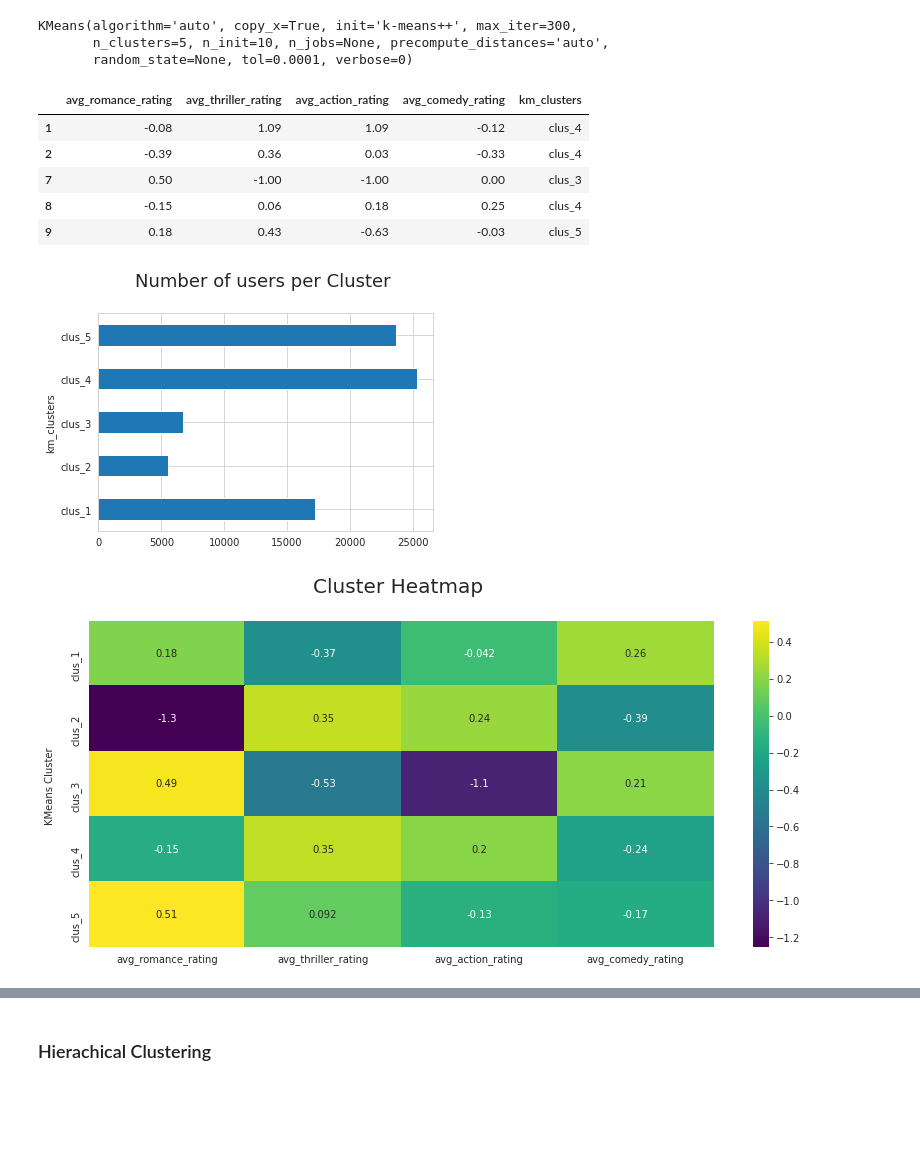
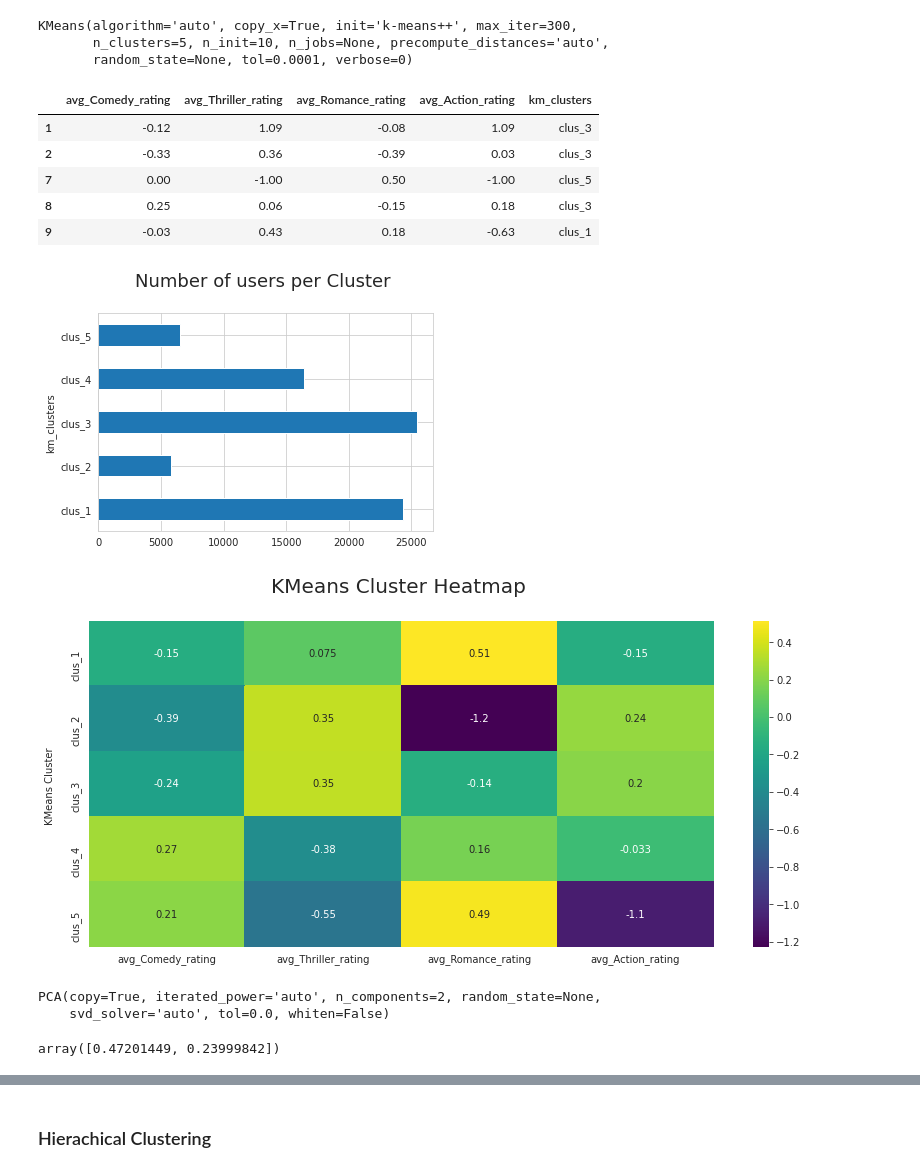
Before and after one commit to titusndondo/unsupervised-predict-streamlit-template, a Jupyter notebook: predict_deliverables/EDA.ipynb, the cells around one changed output, grey strips where cells are left out. Saved outputs shown, nothing was run; the diff lists cells and outputs as text; code cells hidden in the pictures; blank space fills up the shorter version.

```diff
--- a/predict_deliverables/EDA.ipynb
+++ b/predict_deliverables/EDA.ipynb
@@ -479,7 +479,7 @@ Counter(list_of_genres).most_common(5)
  ('Action', 7348)]
 # %%
 # Function to get the genre ratings
-def get_genre_ratings(ratings, movies, genres, column_names):
+def get_genre_ratings(ratings, movies, genres):
     genre_ratings = pd.DataFrame()
     for genre in genres:
         genre_movies = movies[movies['genres'].str.contains(genre)]
@@ -493,13 +493,12 @@ def get_genre_ratings(ratings, movies, genres, column_names):
 
         genre_ratings = pd.concat([genre_ratings, avg_genre_votes_per_user], axis=1)
 
-    genre_ratings.columns = column_names
+    genre_ratings.columns = [f"avg_{genre}_rating" for genre in genres]
     return genre_ratings
 # %%
 # get genre ratigs
 genre_ratings = get_genre_ratings(
     train_data, movies_data,
-    ['Romance','Thriller', 'Action', 'Comedy'],
-    ['avg_romance_rating', 'avg_thriller_rating', 'avg_action_rating', 'avg_comedy_rating'])
+    ['Comedy','Thriller', 'Romance', 'Action'])
 genre_ratings.head()
 # %% [output]
@@ -524,8 +523,8 @@ genre_ratings.describe()
 # %%
-action_mask = genre_ratings['avg_action_rating'] > 0.2
-comedy_mask = genre_ratings['avg_comedy_rating'] > 0.2
-thriller_mask = genre_ratings['avg_thriller_rating'] > 0.2
-romance_mask = genre_ratings['avg_romance_rating'] > 0.2
+action_mask = genre_ratings['avg_Action_rating'] > 0.2
+comedy_mask = genre_ratings['avg_Comedy_rating'] > 0.2
+thriller_mask = genre_ratings['avg_Thriller_rating'] > 0.2
+romance_mask = genre_ratings['avg_Romance_rating'] > 0.2
 X = genre_ratings[action_mask | comedy_mask | thriller_mask | romance_mask].dropna()
 X.head()
 # %% [output]
@@ -563,23 +570,34 @@ X = pd.concat([X, pd.DataFrame(kmeans.predict(X) + 1, index = X.index)], axis =
 X['km_clusters'] = X['km_clusters'].map(lambda x: f"clus_{x}")
 X.head()
 # %% [output]
-|  | avg_romance_rating | avg_thriller_rating | avg_action_rating | avg_comedy_rating | km_clusters |
-| 1 | -0.08 | 1.09 | 1.09 | -0.12 | clus_4 |
-| 2 | -0.39 | 0.36 | 0.03 | -0.33 | clus_4 |
-| 7 | 0.50 | -1.00 | -1.00 | 0.00 | clus_3 |
-| 8 | -0.15 | 0.06 | 0.18 | 0.25 | clus_4 |
-| 9 | 0.18 | 0.43 | -0.63 | -0.03 | clus_5 |
+|  | avg_Comedy_rating | avg_Thriller_rating | avg_Romance_rating | avg_Action_rating | km_clusters |
+| 1 | -0.12 | 1.09 | -0.08 | 1.09 | clus_3 |
+| 2 | -0.33 | 0.36 | -0.39 | 0.03 | clus_3 |
+| 7 | 0.00 | -1.00 | 0.50 | -1.00 | clus_5 |
+| 8 | 0.25 | 0.06 | -0.15 | 0.18 | clus_3 |
+| 9 | -0.03 | 0.43 | 0.18 | -0.63 | clus_1 |
 # %%
-g = X.groupby('km_clusters').count()['avg_romance_rating'].plot(kind = 'barh')
+g = X.groupby('km_clusters').count()['avg_Romance_rating'].plot(kind = 'barh')
 g.set_title('Number of users per Cluster \n', fontsize = 18)
 plt.show()
 # %% [output]
-[figure, old version]
+[figure, new version]
 # %%
 fig = plt.figure(figsize = (14, 6))
 g = sns.heatmap(X.groupby('km_clusters').mean(), cmap = 'viridis', annot = True)
-g.set_title('Cluster Heatmap \n ', fontsize = 20)
+g.set_title('KMeans Cluster Heatmap \n ', fontsize = 20)
 g.set_ylabel('KMeans Cluster \n')
 plt.show()
 # %% [output]
-[figure, old version]
+[figure, new version]
+# %%
+from sklearn.decomposition import PCA
+pca = PCA(n_components = 2)
+pca.fit(X.iloc[:, :-1])
+# %% [output]
+PCA(copy=True, iterated_power='auto', n_components=2, random_state=None,
+    svd_solver='auto', tol=0.0, whiten=False)
+# %%
+pca.explained_variance_
+# %% [output]
+array([0.47201449, 0.23999842])
```
Also changed, not shown: parts of 24 cells of this notebook.
